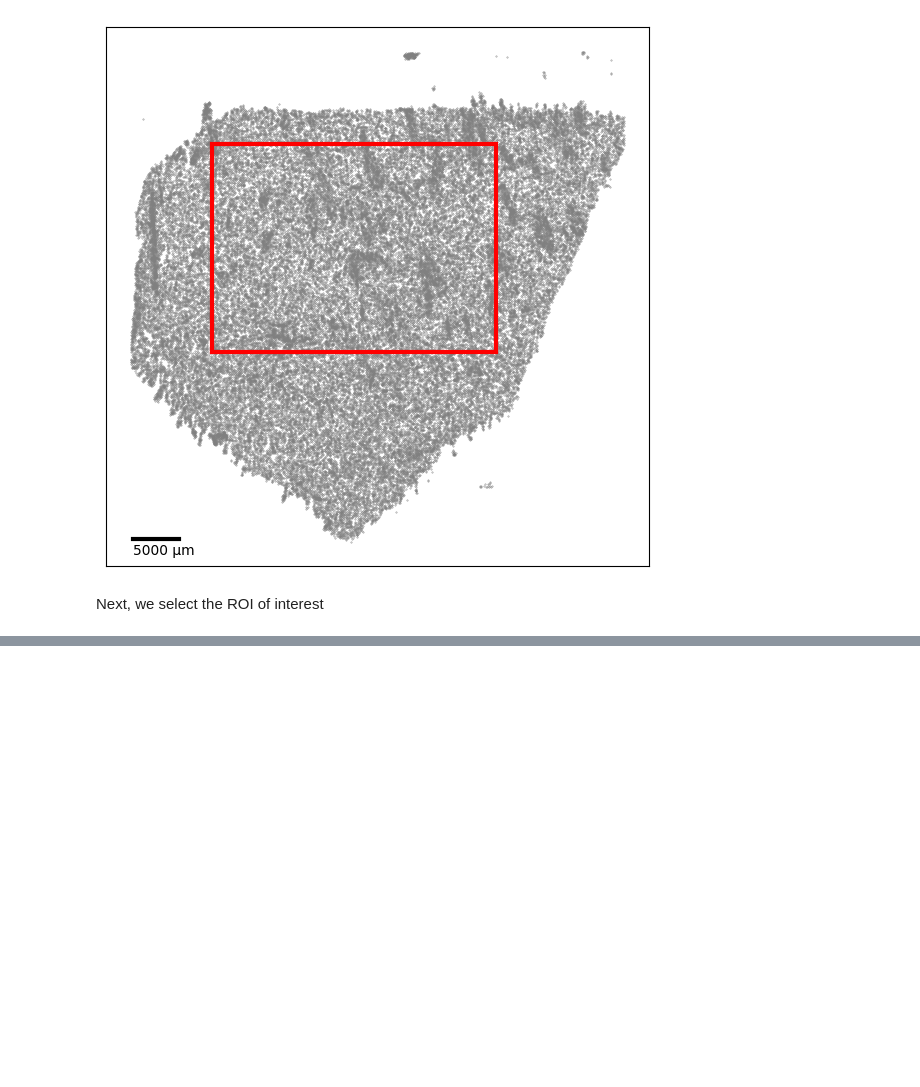
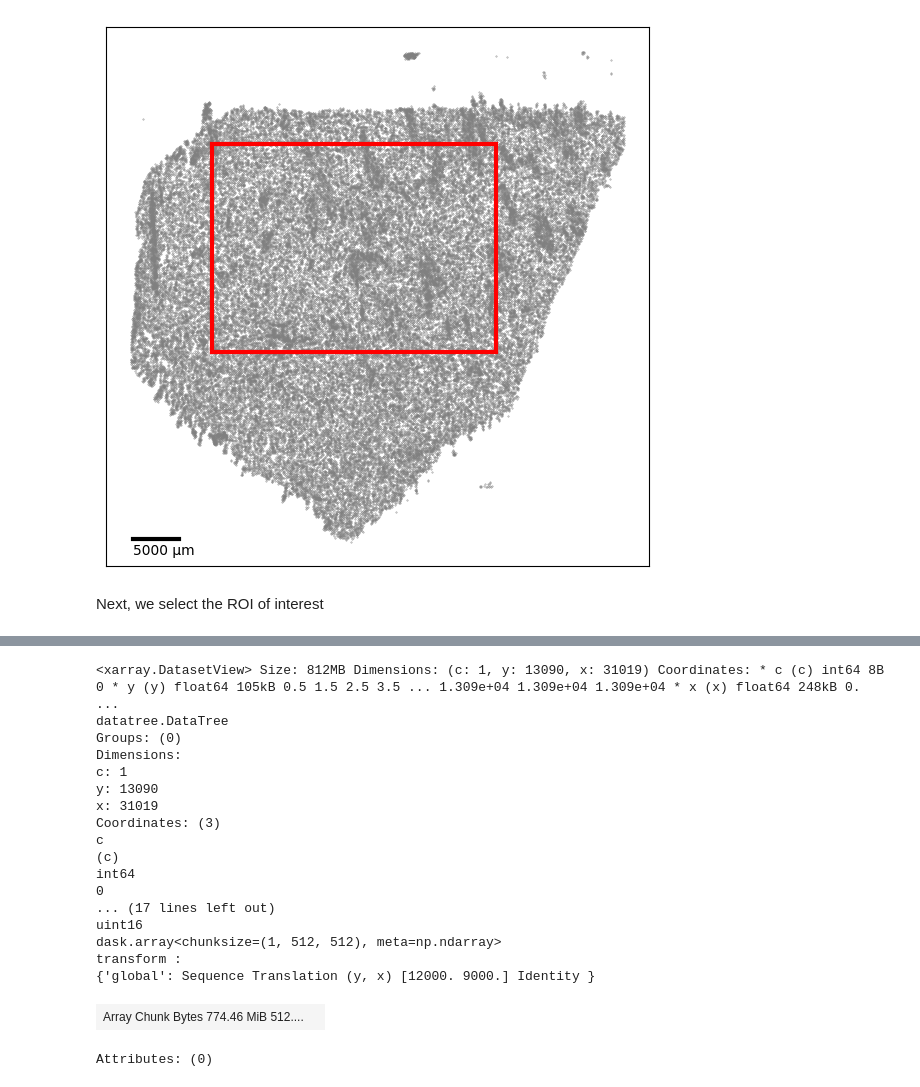
Before and after one commit to theislab/troutpy_reproducibility, a Jupyter notebook: notebooks/roi_selection_notebooks/Xenium_hscaudate.ipynb, the cells around one changed output, grey strips where cells are left out. Saved outputs shown, nothing was run; the diff lists cells and outputs as text; code cells hidden in the pictures; blank space fills up the shorter version.

```diff
--- a/notebooks/roi_selection_notebooks/Xenium_hscaudate.ipynb
+++ b/notebooks/roi_selection_notebooks/Xenium_hscaudate.ipynb
@@ -134,0 +133,22 @@ sdata['transcripts'].compute()
+# %%
+cropped_data["default"] = cropped_sdata["morphology_focus"]["scale0"]
+# %% [output]
+<xarray.DatasetView> Size: 812MB Dimensions: (c: 1, y: 13090, x: 31019) Coordinates: * c (c) int64 8B 0 * y (y) float64 105kB 0.5 1.5 2.5 3.5 ... 1.309e+04 1.309e+04 1.309e+04 * x (x) float64 248kB 0. ...
+datatree.DataTree
+Groups: (0)
+Dimensions:
+c: 1
+y: 13090
+x: 31019
+Coordinates: (3)
+c
+(c)
+int64
+0
+... (17 lines left out)
+uint16
+dask.array<chunksize=(1, 512, 512), meta=np.ndarray>
+transform :
+{'global': Sequence Translation (y, x) [12000. 9000.] Identity }
+| Array Chunk Bytes 774.46 MiB 512.... |  |
+Attributes: (0)
```
Also changed, not shown: parts of 13 cells of this notebook, 33 other files.
